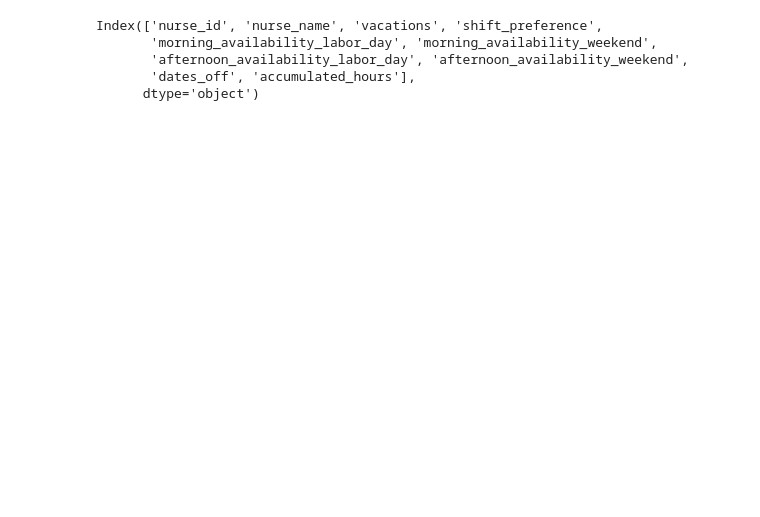
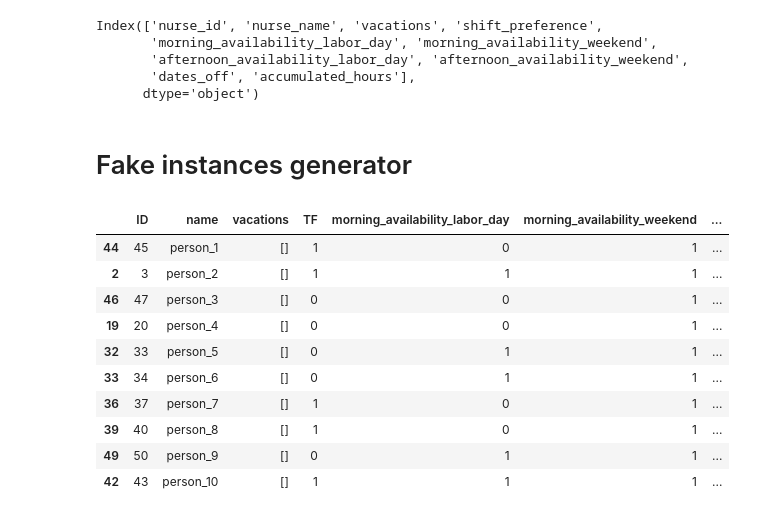
Before and after one commit to fabian-castano/HHCRSP, a Jupyter notebook: proyecto_HHCRSP/data/data_preprocess.ipynb, the cells around one changed output. Drawn from its saved outputs; the diff is of its cells as text; code cells hidden in the pictures; blank space fills up the shorter version.

Commit message:
new instances

```diff
--- a/proyecto_HHCRSP/data/data_preprocess.ipynb
+++ b/proyecto_HHCRSP/data/data_preprocess.ipynb
@@ -165,3 +165,52 @@ df_shifts=pd.DataFrame(list_shifts,columns=["shift_id","shift_date","week_of_yea
 df_shifts.index=df_shifts["shift_id"]
 # %%
 df_shifts.to_json('shifts.json',orient='records',index=True)
+# %% [markdown]
+# Fake instances generator
+# %%
+pd.set_option('display.max_rows', 500)
+df=pd.read_excel('instances_for_resampling.xlsx', sheet_name='8')
+
+# convert string to list
+df["DLI"]=df["DLI"].apply(lambda x: x.split(","))
+df["DLI"]=df["DLI"].apply(lambda x: [int(i) for i in x])
+# find position of 1's in DLI
+df["DLI"]=df["DLI"].apply(lambda x: np.array([i+1 for i, e in enumerate(x) if e == 1]))
+
+#df["vacations"].apply(lambda x: x.split(",") if type(x) == str else [])
+df["vacations"]=df["vacations"].apply(lambda x: np.array([int(i) for i in x.split(",")]) if type(x) == str else [])#
+
+
+# select a random subset of rows
+df_instance=df.sample(n=12, random_state=1)
+df_instance['name']=["person_"+str(i) for i in range(1,df_instance.shape[0]+1)]
+
+df_instance.rename(columns={"ID":"nurse_id",
+                   "name":"nurse_name",
+                   "vacations":"vacations",
+                   "DLI":"dates_off",
+                   "TF":"shift_preference",
+                   "HA":"accumulated_hours",
+                   "vacations":"vacations"
+                   },inplace=True)
+
+#df["dates_off"]=df["dates_off"].apply(lambda x: x.split(",") if type(x) == str else [])
+#df["dates_off"]=df["dates_off"].apply(lambda x: [int(i) for i in x] if type(x) == list else [])
+
+
+dict_preference={0:"morning",1:"afternoon"}
+df_instance["shift_preference"]=df["shift_preference"].apply(lambda x: dict_preference[x])
+df_instance.reset_index(inplace=True,drop=True)
+df_instance.columns
+# %% [output]
+|  | ID | name | vacations | TF | morning_availability_labor_day | morning_availability_weekend | ... |
+| 44 | 45 | person_1 | [] | 1 | 0 | 1 | ... |
+| 2 | 3 | person_2 | [] | 1 | 1 | 1 | ... |
+| 46 | 47 | person_3 | [] | 0 | 0 | 1 | ... |
+| 19 | 20 | person_4 | [] | 0 | 0 | 1 | ... |
+| 32 | 33 | person_5 | [] | 0 | 1 | 1 | ... |
+| 33 | 34 | person_6 | [] | 0 | 1 | 1 | ... |
+| 36 | 37 | person_7 | [] | 1 | 0 | 1 | ... |
+| 39 | 40 | person_8 | [] | 1 | 0 | 1 | ... |
+| 49 | 50 | person_9 | [] | 0 | 1 | 1 | ... |
+| 42 | 43 | person_10 | [] | 1 | 1 | 1 | ... |
```
Also changed, not shown: parts of 1 cell of this notebook, 2 other files.
